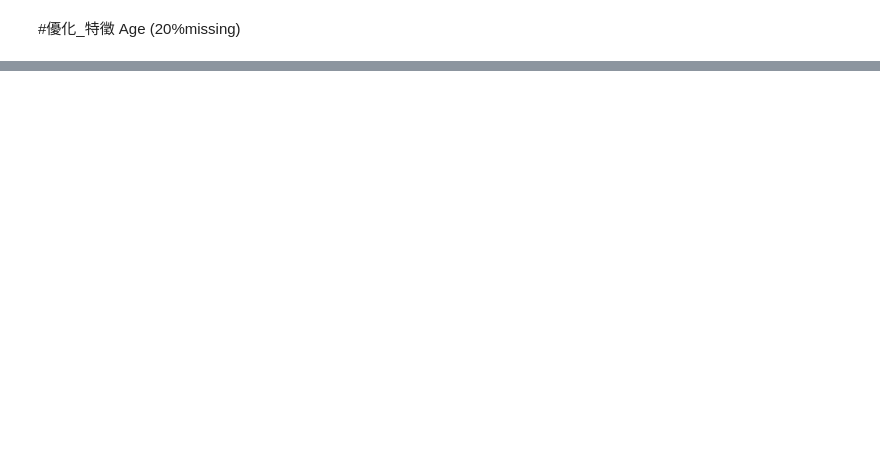
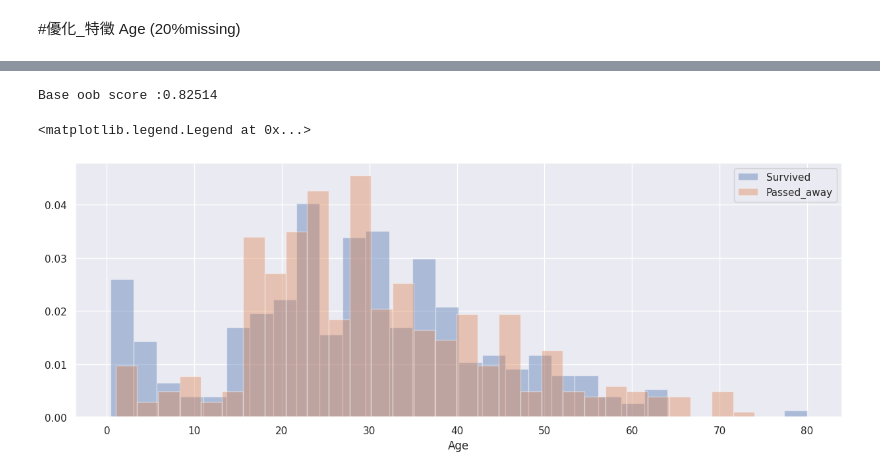
Before and after one commit to linhsuan519/titanic-analysis, a Jupyter notebook: 4_鐵達尼號的存活預測優化.ipynb, the cells around one changed output, grey strips where cells are left out. Saved outputs shown, nothing was run; the diff lists cells and outputs as text; code cells hidden in the pictures; blank space fills up the shorter version.

```diff
--- a/4_鐵達尼號的存活預測優化.ipynb
+++ b/4_鐵達尼號的存活預測優化.ipynb
@@ -166 +170,4 @@ Age (20%missing)
+# %%
+#由於fare僅有一筆資料缺失，故以中位數補上
+df_data['Fare']=df_data['Fare'].fillna(df_data['Fare'].median())
 # %%
@@ -190,0 +205,4 @@ KeyError: ignored
+# %%
+df_data['Embarked']=df_data['Embarked'].fillna('S') #以出發港口數最多的S補上缺失的資料
+sns.countplot(x = df_data['Embarked'],hue=df_data['Survived'])
+df_data[["Embarked", "Survived"]].groupby(['Embarked'], as_index=False).mean()
@@ -190,0 +215,4 @@ KeyError: ignored
+# %%
+#將性別與出發港口轉成數值，以代入模型訓練
+df_data['Sex_Code']=df_data['Sex'].astype('category').cat.codes
+df_data['Embarked_Code']=df_data['Embarked'].astype('category').cat.codes
@@ -190,0 +226,20 @@ KeyError: ignored
+# %%
+#先以簡單的特徵建立一個簡單的訓練模型
+#以目前結果為基準(0.82)，後續再逐步增加其他特徵，以避免將噪音過多的特徵值也參與訓練
+Base = ['Pclass','Sex_Code','Embarked_Code']
+Base_Model = RandomForestClassifier(random_state=2,n_estimators=100,min_samples_split=20,oob_score=True)
+Base_Model.fit(X[Base], Y)
+print('Base oob score :%.5f' %(Base_Model.oob_score_))
+# %% [output]
+Base oob score :0.82514
+# %%
+fig, ax = plt.subplots(figsize=[15,5])
+Survived=df_data.Survived==1
+Passed_away=df_data.Survived==0
+ax =  sns.distplot(df_data.loc[Survived,'Age'], kde=False,norm_hist=True,bins=30,label='Survived')
+ax =  sns.distplot(df_data.loc[Passed_away,'Age'], kde=False,norm_hist=True,bins=30,label='Passed_away')
+ax.legend()
+#可發現20~30歲的乘客存活率最低，小孩存活率則最高
+# %% [output]
+<matplotlib.legend.Legend at 0x...>
+[figure, added]
```
Also changed, not shown: parts of 19 cells of this notebook.
